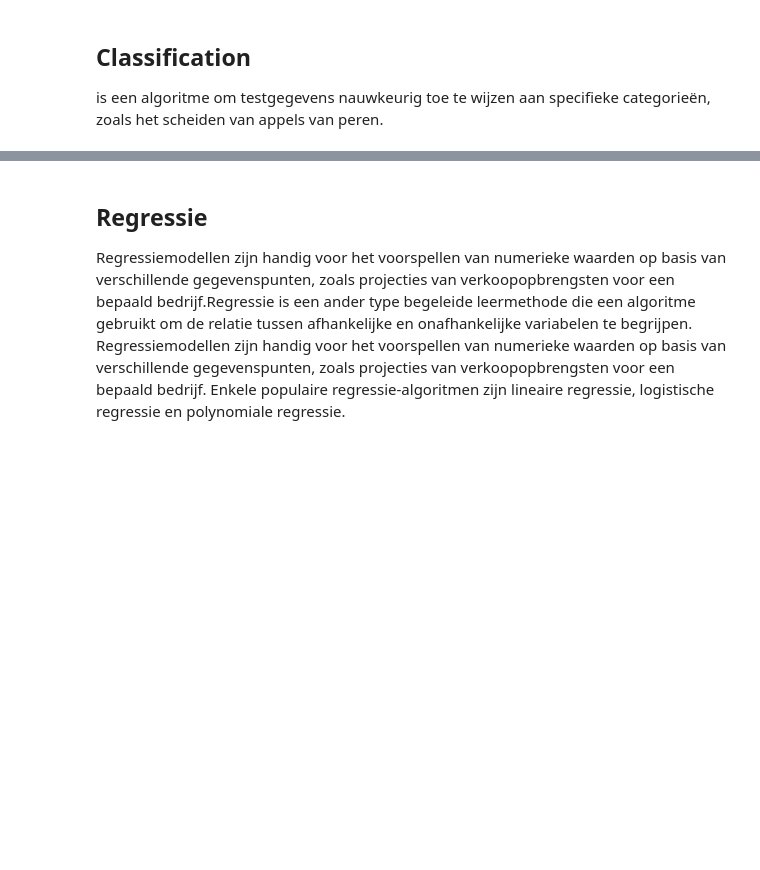
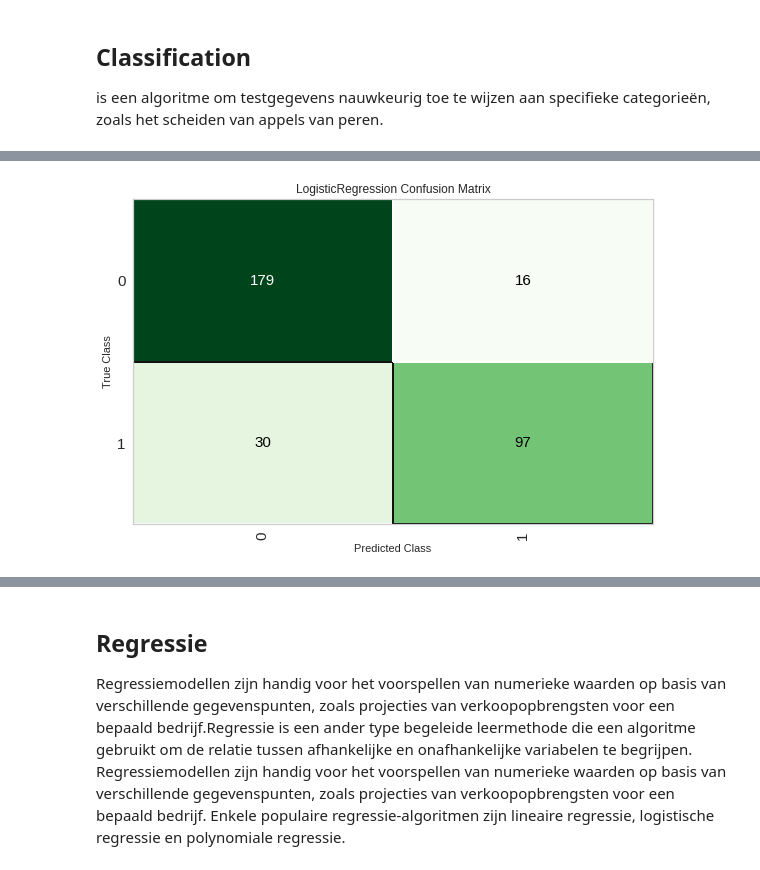
Before and after one commit to vectrconsulting/mlcourse, a Jupyter notebook: modeltrain.ipynb, the cells around one changed output, grey strips where cells are left out. Drawn from its saved outputs; the diff is of its cells as text; code cells hidden in the pictures; blank space fills up the shorter version.

```diff
--- a/modeltrain.ipynb
+++ b/modeltrain.ipynb
@@ -111,0 +165,5 @@ is een algoritme om testgegevens nauwkeurig toe te wijzen aan specifieke categor
+# %%
+lr = create_model('lr')
+plot_model(lr,'confusion_matrix')
+# %% [output]
+[figure, added]
```
Also changed, not shown: parts of 11 cells of this notebook, 12 other files.
